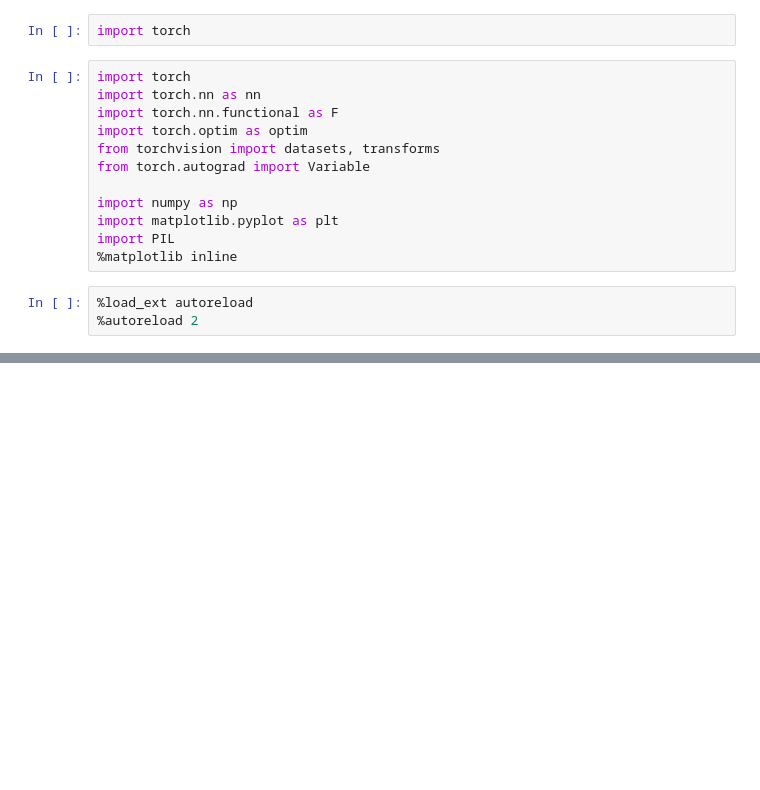
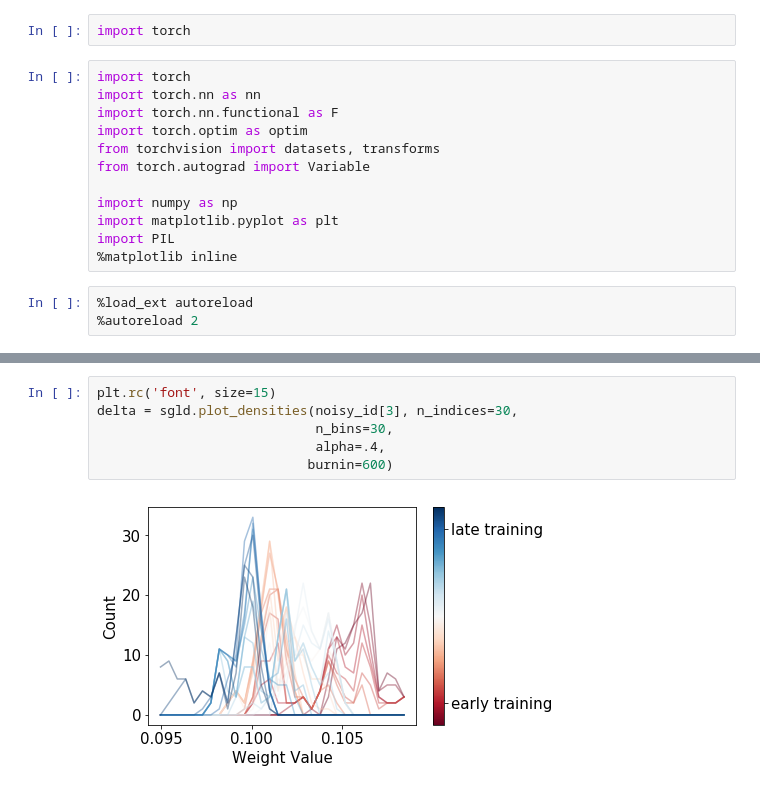
Before and after one commit to henripal/sgld, a Jupyter notebook: nbs/mnist.ipynb, the cells around one changed output, grey strips where cells are left out. Cells and saved outputs as stored; diff of their text form; blank space fills up the shorter version.

```diff
--- a/nbs/mnist.ipynb
+++ b/nbs/mnist.ipynb
@@ -95,0 +65,8 @@ plt.legend()
+# %%
+plt.rc('font', size=15)
+delta = sgld.plot_densities(noisy_id[3], n_indices=30,
+                            n_bins=30,
+                            alpha=.4,
+                           burnin=600)
+# %% [output]
+[figure, added]
```
Also changed, not shown: parts of 31 cells of this notebook, 5 other files.
